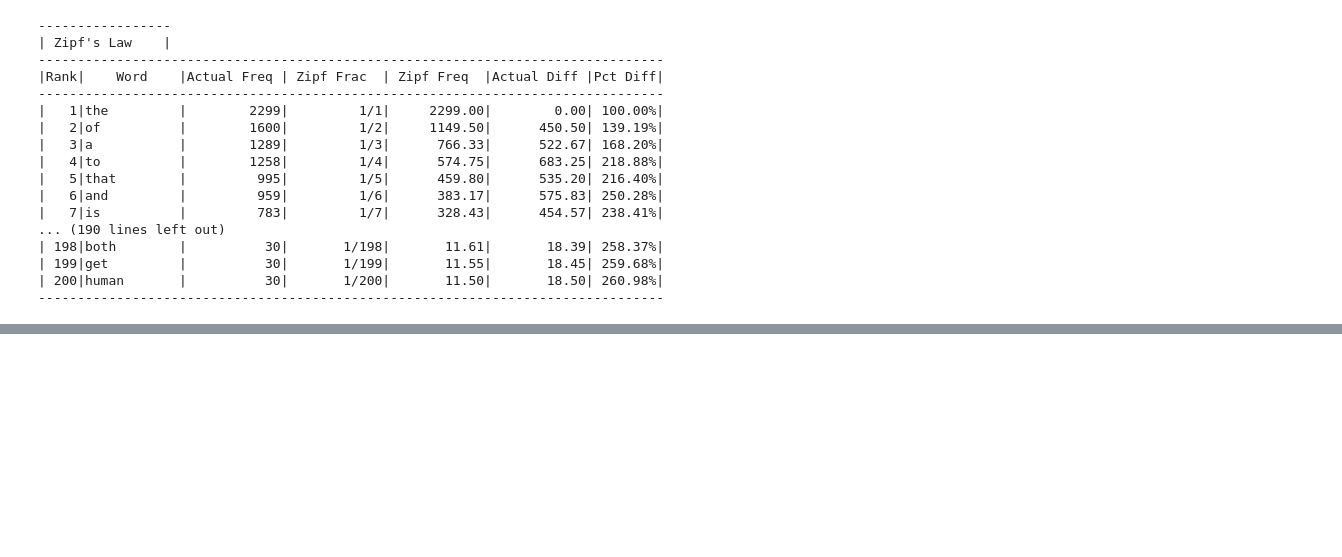
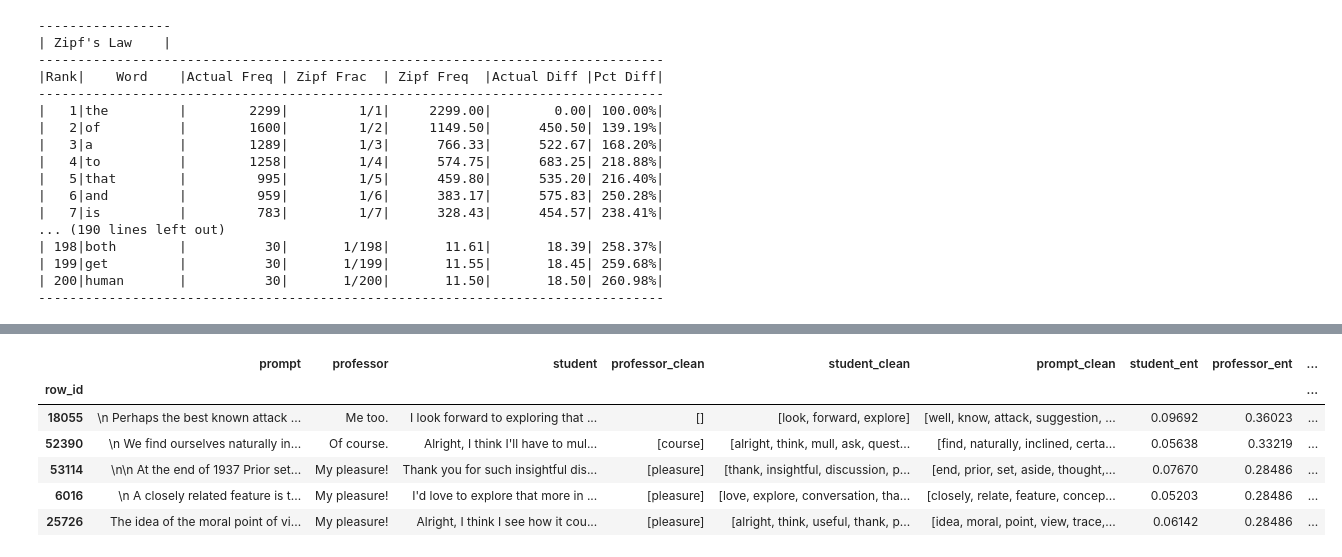
Before and after one commit to aleksKaluski/zipf-law-for-information-theory, a Jupyter notebook: analysis.ipynb, the cells around one changed output, grey strips where cells are left out. Cells and saved outputs as stored; diff of their text form; code cells hidden in the pictures; blank space fills up the shorter version.

```diff
--- a/analysis.ipynb
+++ b/analysis.ipynb
@@ -247,0 +294,10 @@ df.head()
+# %%
+df.sort_values('professor_ent', ascending=False, inplace=False).head(5)
+# %% [output]
+|  | prompt | professor | student | professor_clean | student_clean | prompt_clean | student_ent | professor_ent | ... |
+| row_id |  |  |  |  |  |  |  |  | ... |
+| 18055 | \n Perhaps the best known attack ... | Me too. | I look forward to exploring that ... | [] | [look, forward, explore] | [well, know, attack, suggestion, ... | 0.09692 | 0.36023 | ... |
+| 52390 | \n We find ourselves naturally in... | Of course. | Alright, I think I'll have to mul... | [course] | [alright, think, mull, ask, quest... | [find, naturally, inclined, certa... | 0.05638 | 0.33219 | ... |
+| 53114 | \n\n At the end of 1937 Prior set... | My pleasure! | Thank you for such insightful dis... | [pleasure] | [thank, insightful, discussion, p... | [end, prior, set, aside, thought,... | 0.07670 | 0.28486 | ... |
+| 6016 | \n A closely related feature is t... | My pleasure! | I'd love to explore that more in ... | [pleasure] | [love, explore, conversation, tha... | [closely, relate, feature, concep... | 0.05203 | 0.28486 | ... |
+| 25726 | The idea of the moral point of vi... | My pleasure! | Alright, I think I see how it cou... | [pleasure] | [alright, think, useful, thank, p... | [idea, moral, point, view, trace,... | 0.06142 | 0.28486 | ... |
```
Also changed, not shown: parts of 22 cells of this notebook, 8 other files.
